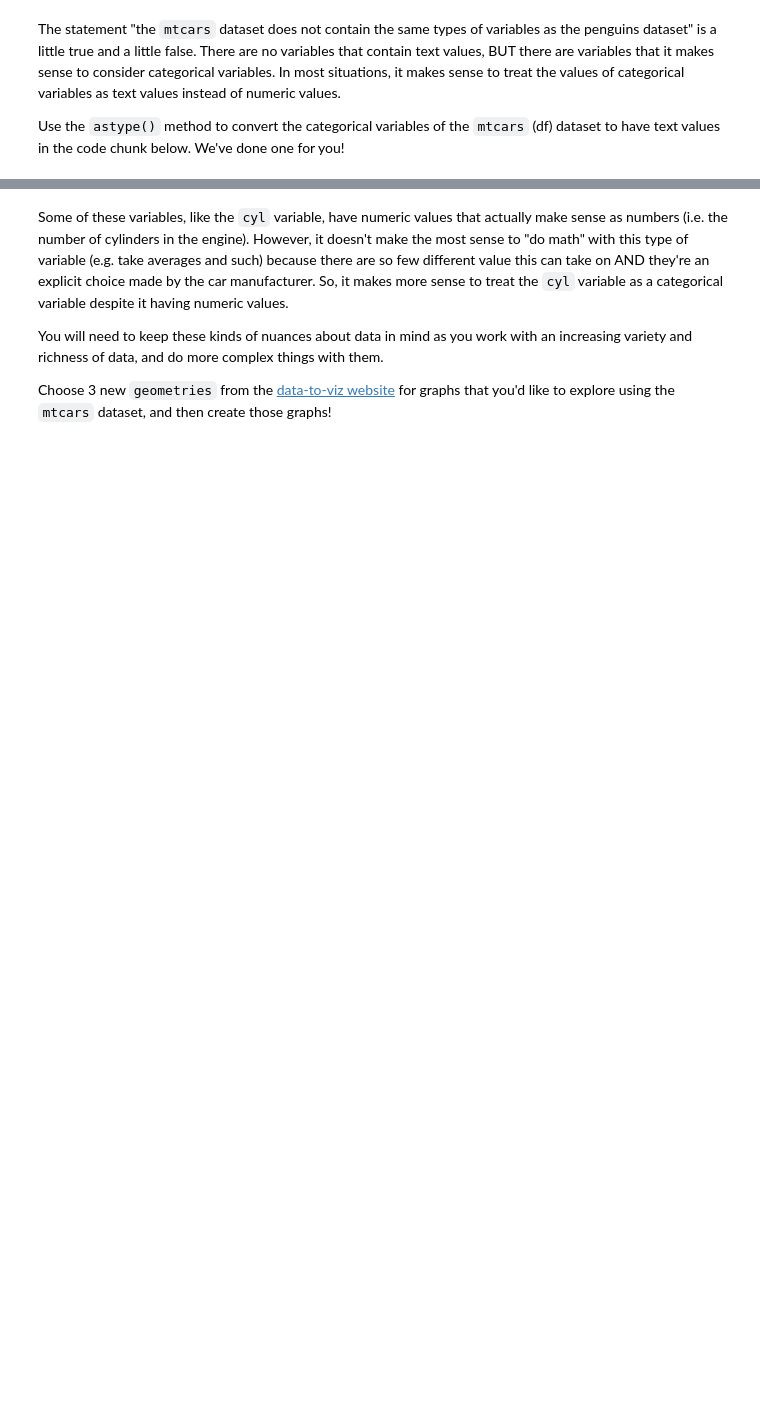
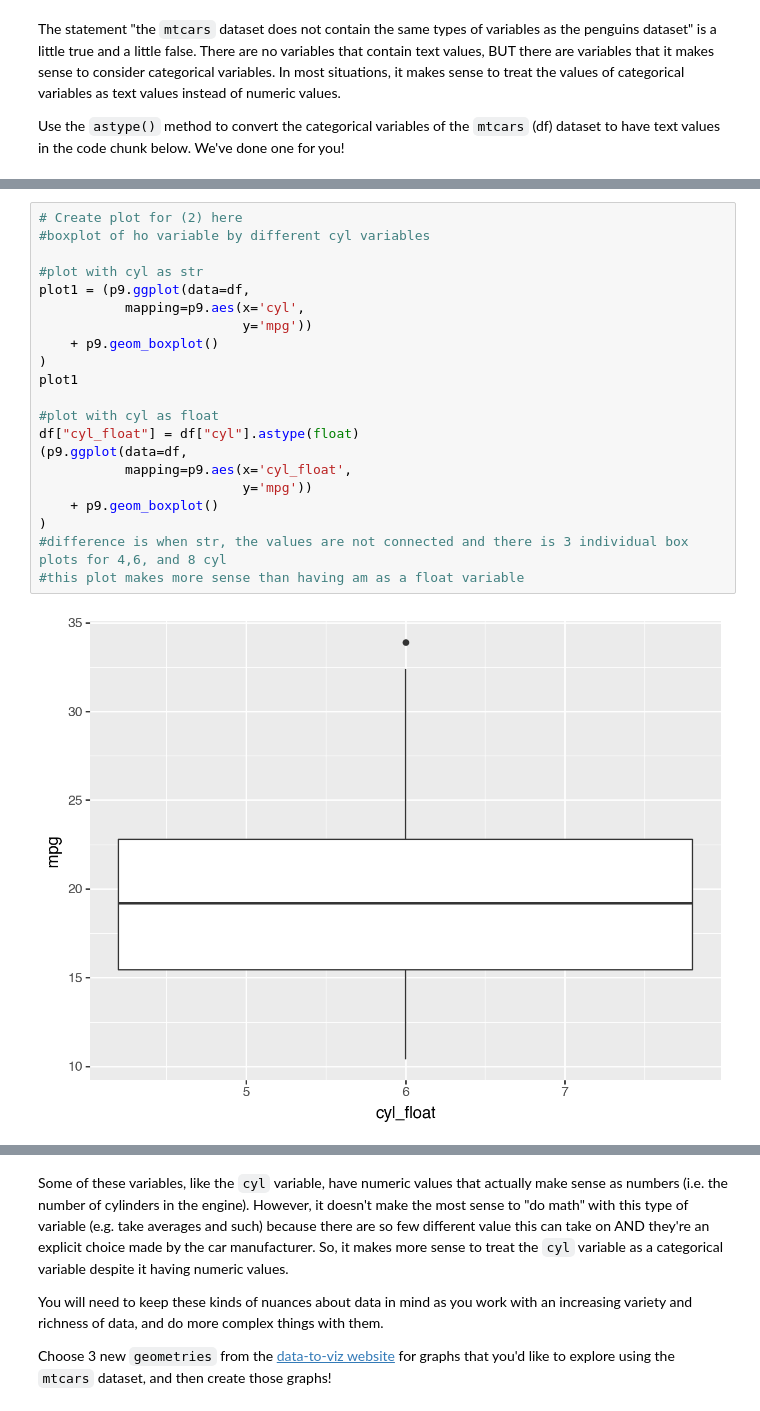
Before and after one commit to BLauf/GSB-544, a Jupyter notebook: practice_activities/03_data_vis/Introduction_to_Data_Viz_Using_mtcars_Dataset.ipynb, the cells around one changed output, grey strips where cells are left out. Saved outputs shown, nothing was run; the diff lists cells and outputs as text; blank space fills up the shorter version.

```diff
--- a/practice_activities/03_data_vis/Introduction_to_Data_Viz_Using_mtcars_Dataset.ipynb
+++ b/practice_activities/03_data_vis/Introduction_to_Data_Viz_Using_mtcars_Dataset.ipynb
@@ -34,0 +83,23 @@ It should also be clear by how `plotnine` treats these variables.
+# %%
+# Create plot for (2) here
+#boxplot of ho variable by different cyl variables
+
+#plot with cyl as str
+plot1 = (p9.ggplot(data=df,
+           mapping=p9.aes(x='cyl',
+                          y='mpg'))
+    + p9.geom_boxplot()
+)
+plot1
+
+#plot with cyl as float
+df["cyl_float"] = df["cyl"].astype(float)
+(p9.ggplot(data=df,
+           mapping=p9.aes(x='cyl_float',
+                          y='mpg'))
+    + p9.geom_boxplot()
+)
+#difference is when str, the values are not connected and there is 3 individual box plots for 4,6, and 8 cyl
+#this plot makes more sense than having am as a float variable
+# %% [output]
+[figure, added]
```
Also changed, not shown: parts of 13 cells of this notebook, 13 other files.
